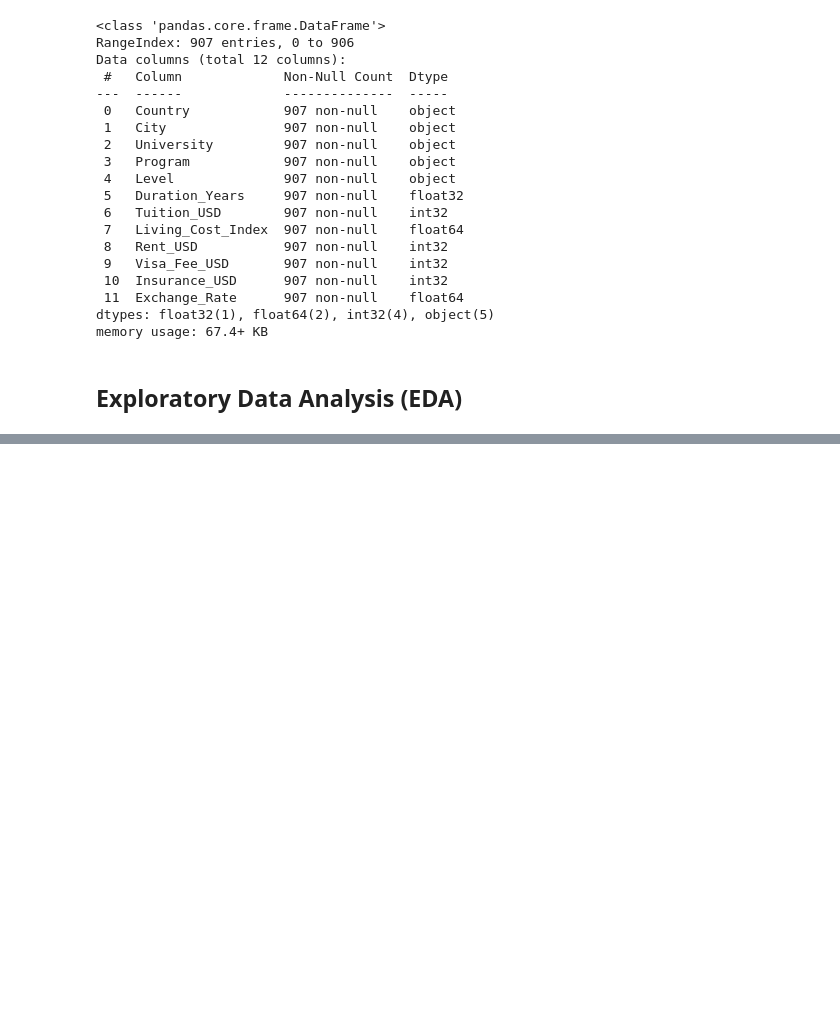
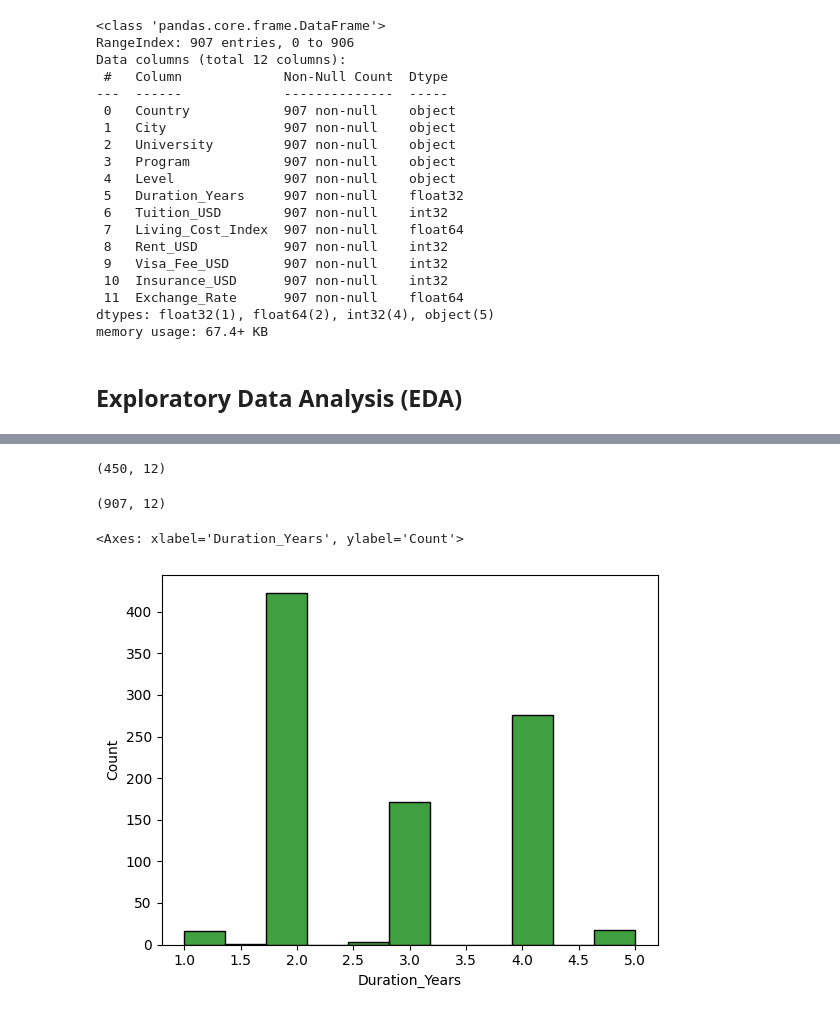
Before and after one commit to Ojasvi-19/Machine-Learning-Project-1, a Jupyter notebook: IEC_ML_Project.ipynb, the cells around one changed output, grey strips where cells are left out. Cells and saved outputs as stored; diff of their text form; code cells hidden in the pictures; blank space fills up the shorter version.

```diff
--- a/IEC_ML_Project.ipynb
+++ b/IEC_ML_Project.ipynb
@@ -325,0 +384,14 @@ memory usage: 67.4+ KB
+# %%
+d4.shape
+# %% [output]
+(450, 12)
+# %%
+df.shape
+# %% [output]
+(907, 12)
+# %%
+#for numerical data univariate analysis we use histogram
+sns.histplot(data=df,x='Duration_Years',color='green')   #not uniform distribution
+# %% [output]
+<Axes: xlabel='Duration_Years', ylabel='Count'>
+[figure, added]
```
Also changed, not shown: parts of 33 cells of this notebook.
